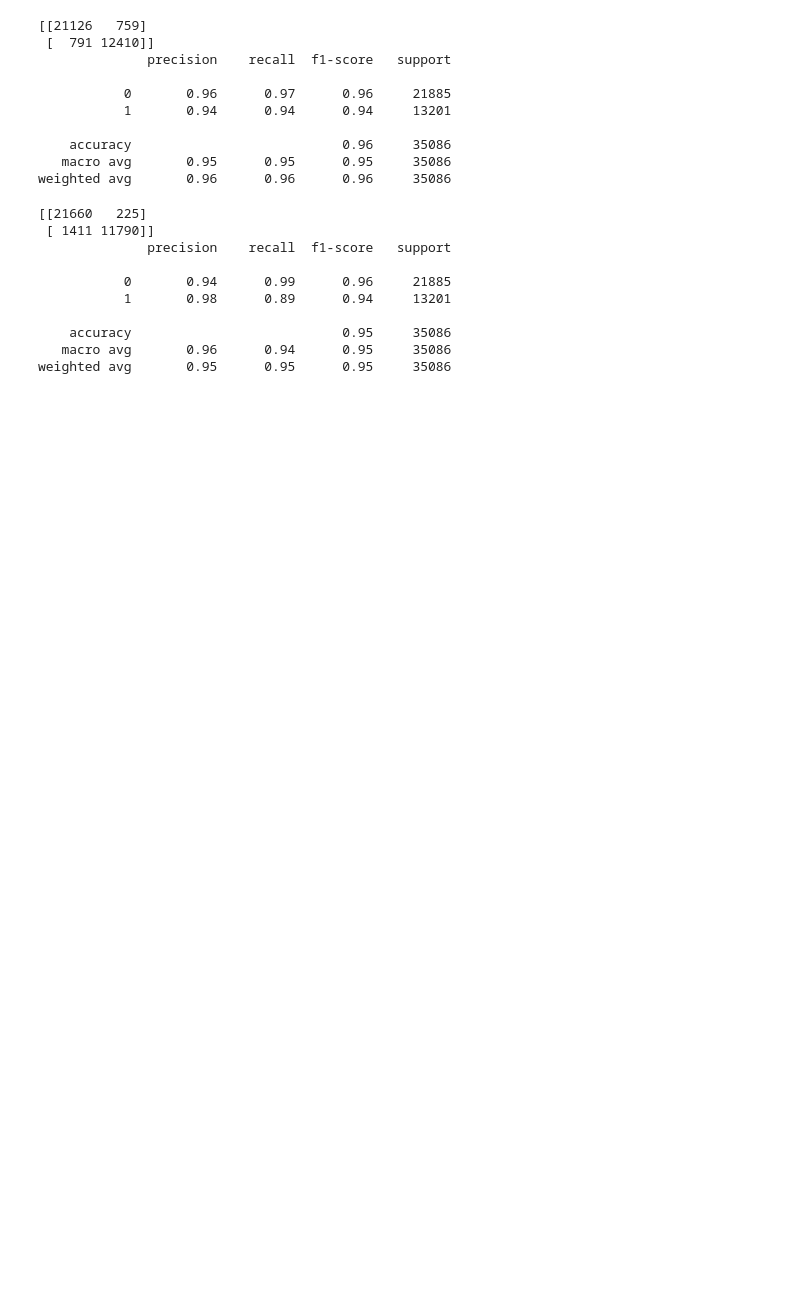
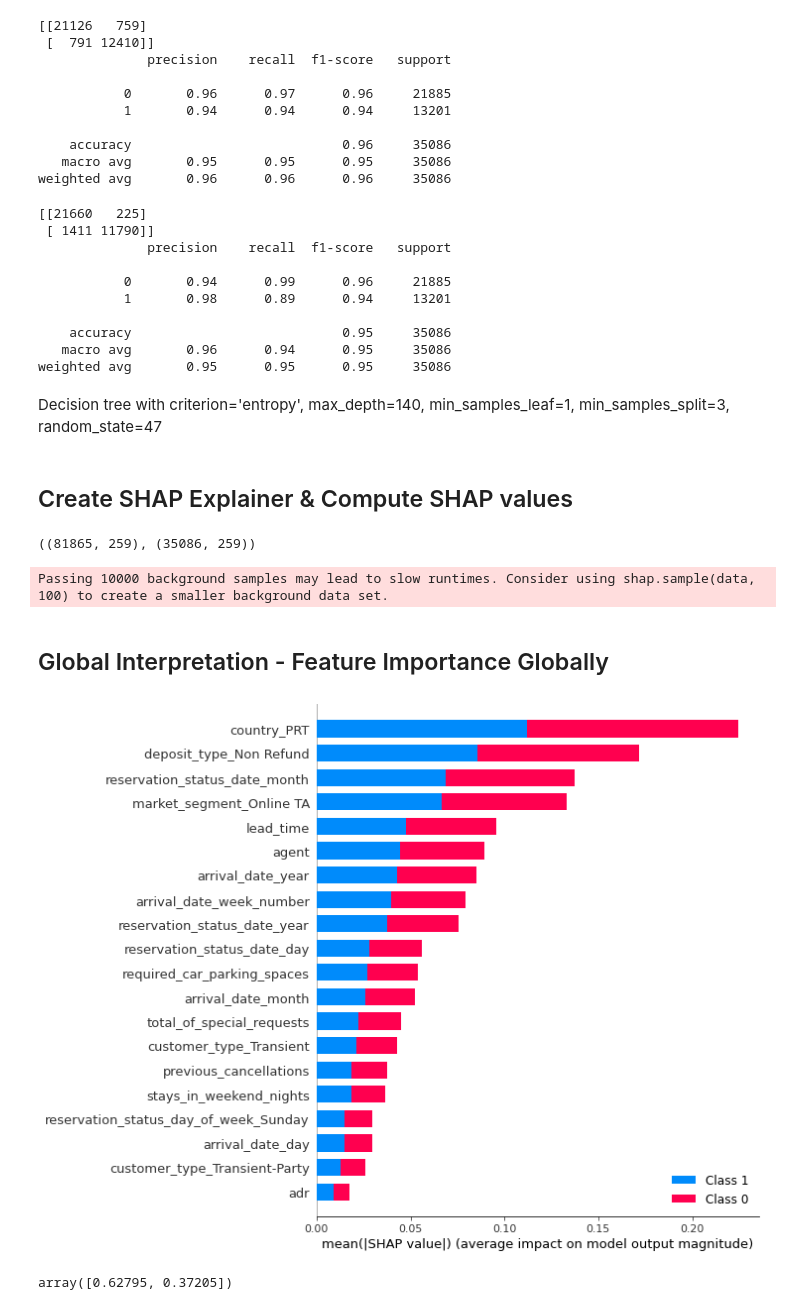
Before and after one commit to asy1113/Springboard_Data_Science, a Jupyter notebook: Hotel_Price_Cancellation_Project/Notebooks/03(1)_hotel_cancellation_preprocessing_modeling.ipynb, the cells around one changed output. Drawn from its saved outputs; the diff is of its cells as text; code cells hidden in the pictures; blank space fills up the shorter version.

```diff
--- a/Hotel_Price_Cancellation_Project/Notebooks/03(1)_hotel_cancellation_preprocessing_modeling.ipynb
+++ b/Hotel_Price_Cancellation_Project/Notebooks/03(1)_hotel_cancellation_preprocessing_modeling.ipynb
@@ -738,3 +693,26 @@ print (classification_report(y_test, y_pred_rf3))
     accuracy                           0.95     35086
    macro avg       0.96      0.94      0.95     35086
 weighted avg       0.95      0.95      0.95     35086
+# %% [markdown]
+Decision tree with criterion='entropy', max_depth=140, min_samples_leaf=1, min_samples_split=3, random_state=47
+# %% [markdown]
+## Create SHAP Explainer & Compute SHAP values
+# %%
+X_train.shape, X_test.shape
+# %% [output]
+((81865, 259), (35086, 259))
+# %%
+explainer = shap.TreeExplainer(clf_dt2, shap.sample(X_train,10000))
+shap_values = explainer.shap_values(X_test)
+# %% [output]
+Passing 10000 background samples may lead to slow runtimes. Consider using shap.sample(data, 100) to create a smaller background data set.
+# %% [markdown]
+## Global Interpretation - Feature Importance Globally
+# %%
+shap.summary_plot(shap_values, X_test, plot_type='bar')
+# %% [output]
+[figure, added]
+# %%
+explainer.expected_value
+# %% [output]
+array([0.62795, 0.37205])
```
Also changed, not shown: parts of 28 cells of this notebook, 3 other files.
